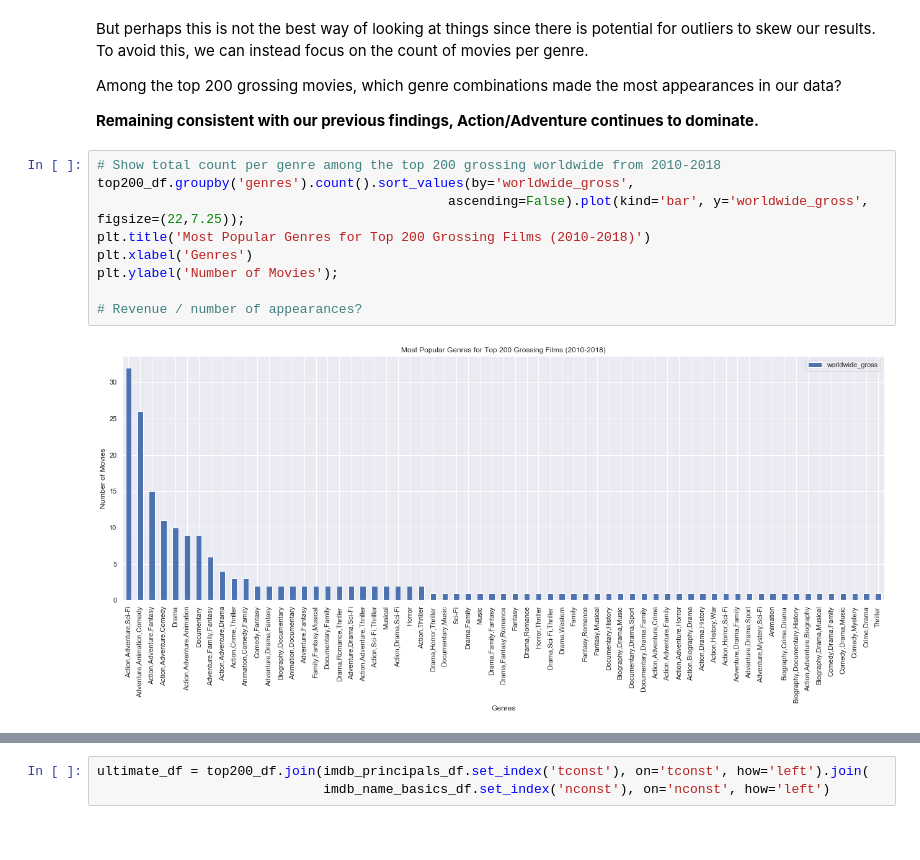
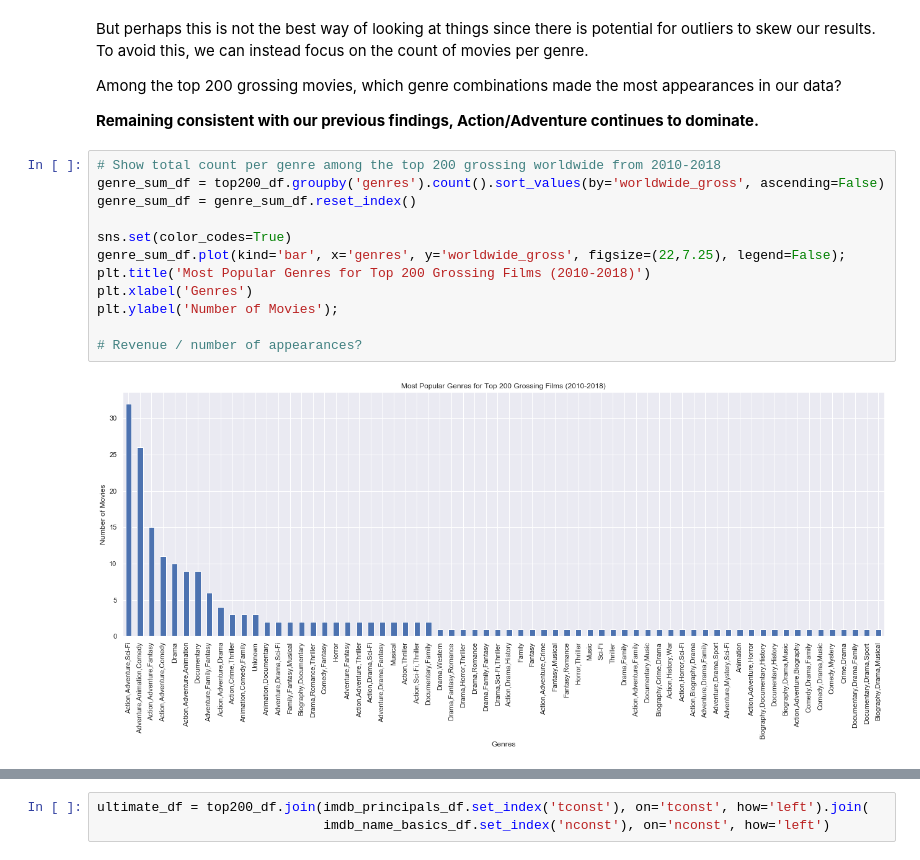
Before and after one commit to mokome/project1, a Jupyter notebook: index.ipynb, the cells around one changed output, grey strips where cells are left out. Cells and saved outputs as stored; diff of their text form.

Commit message:
Added genres bar plot with color coding

```diff
--- a/index.ipynb
+++ b/index.ipynb
@@ -257,12 +257,15 @@ Among the top 200 grossing movies, which genre combinations made the most appear
 **Remaining consistent with our previous findings, Action/Adventure continues to dominate.**
 # %%
 # Show total count per genre among the top 200 grossing worldwide from 2010-2018
-top200_df.groupby('genres').count().sort_values(by='worldwide_gross',
-                                             ascending=False).plot(kind='bar', y='worldwide_gross', figsize=(22,7.25));
+genre_sum_df = top200_df.groupby('genres').count().sort_values(by='worldwide_gross', ascending=False)
+genre_sum_df = genre_sum_df.reset_index()
+
+sns.set(color_codes=True)
+genre_sum_df.plot(kind='bar', x='genres', y='worldwide_gross', figsize=(22,7.25), legend=False);
 plt.title('Most Popular Genres for Top 200 Grossing Films (2010-2018)')
 plt.xlabel('Genres')
 plt.ylabel('Number of Movies');
 
 # Revenue / number of appearances?
 # %% [output]
-[figure, old version]
+[figure, new version]
```
Also changed, not shown: parts of 7 cells of this notebook.
